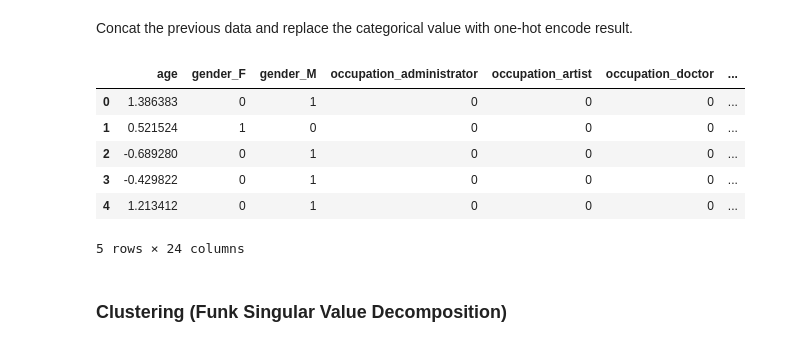
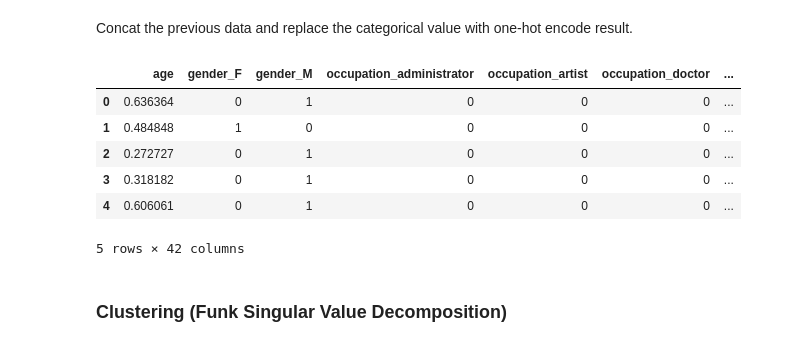
Before and after one commit to ReinerJasin/Multi-Armed-Bandit, a Jupyter notebook: Contextual_Bandit_More_Context.ipynb, the cells around one changed output. Drawn from its saved outputs; the diff is of its cells as text; code cells hidden in the pictures.

```diff
--- a/Contextual_Bandit_More_Context.ipynb
+++ b/Contextual_Bandit_More_Context.ipynb
@@ -47,7 +47,7 @@ import pandas as pd
 # %% [markdown]
 For user-movie rating data:
 # %%
-data_dir = '/Users/reiner/Documents/GitHub/Multi-Armed-Bandit/dataset/u.data'
+data_dir = 'dataset/u.data'
 
 df = pd.read_csv(data_dir, sep="\t", header=None)
 df.columns=['user_id', 'item_id', 'rating', 'timestamp']
@@ -82,7 +82,7 @@ df.describe()
 # %% [markdown]
 For user context feature:
 # %%
-user_data_dir = '/Users/reiner/Documents/GitHub/Multi-Armed-Bandit/dataset/u.user'
+user_data_dir = 'dataset/u.user'
 
 user = pd.read_csv(user_data_dir, sep="|", header=None)
 user.columns=['user_id', 'age', 'gender', 'occupation','zip code']
@@ -126,3 +126,18 @@ Name: occupation, dtype: object
 >     * The gender of the user is only divided into M or F                  (most entry: Male    | 670 / 943 entries)
 >     * The occupation of the user is divided into 21 unique groups         (most entry: student | 196 / 943 entries)
 > </pre>
+# %%
+movie = pd.read_csv('dataset/u.item', sep='|', header=None, encoding='latin-1')
+
+
+movie.columns=['item_id', 'movie title', 'release date', 'video release date', 'IMDb URL', 'unknown', 'Action', 'Adventure', 'Animation',
+               'Children', 'Comedy', 'Crime', 'Documentary', 'Drama', 'Fantasy', 'Film-Noir', 'Horror', 'Musical', 'Mystery', 'Romance',
+               'Sci-Fi', 'Thriller', 'War', 'Western']
+
+movie.drop('release date', axis=1, inplace=True)
+movie.drop('video release date', axis=1, inplace=True)
+movie.drop('IMDb URL', axis=1, inplace=True)
+movie.drop('unknown', axis=1, inplace=True)
+movie.drop('movie title', axis=1, inplace=True)
+
+movie.head()
@@ -130,5 +152,6 @@ Name: occupation, dtype: object
 Merging the 2 data to compile all context:
 # %%
 combined_df = df.merge(user, how='left')
+combined_df = combined_df.merge(movie, how='left')
 combined_df.head()
 # %% [output]
@@ -167,19 +191,20 @@ Concat the previous data and replace the categorical value with one-hot encode r
 # %%
 user_feature = pd.concat([combined_df['age'], encoded], ignore_index=False, sort=False, axis=1)
 
-from sklearn.preprocessing import StandardScaler
-scaler = StandardScaler()
-user_feature['age'] = scaler.fit_transform(user_feature[['age']])
+from sklearn.preprocessing import MinMaxScaler
+minmax = MinMaxScaler()
+user_feature['age'] = minmax.fit_transform(user_feature[['age']])
 
+user_feature = pd.concat([user_feature, combined_df.iloc[:,6:]], ignore_index=False, sort=False, axis=1)
 user_feature.head()
 # %% [output]
 |  | age | gender_F | gender_M | occupation_administrator | occupation_artist | occupation_doctor | ... |
-| 0 | 1.386383 | 0 | 1 | 0 | 0 | 0 | ... |
-| 1 | 0.521524 | 1 | 0 | 0 | 0 | 0 | ... |
-| 2 | -0.689280 | 0 | 1 | 0 | 0 | 0 | ... |
-| 3 | -0.429822 | 0 | 1 | 0 | 0 | 0 | ... |
-| 4 | 1.213412 | 0 | 1 | 0 | 0 | 0 | ... |
+| 0 | 0.636364 | 0 | 1 | 0 | 0 | 0 | ... |
+| 1 | 0.484848 | 1 | 0 | 0 | 0 | 0 | ... |
+| 2 | 0.272727 | 0 | 1 | 0 | 0 | 0 | ... |
+| 3 | 0.318182 | 0 | 1 | 0 | 0 | 0 | ... |
+| 4 | 0.606061 | 0 | 1 | 0 | 0 | 0 | ... |
-5 rows × 24 columns
+5 rows × 42 columns
 # %% [markdown]
 ### Clustering (Funk Singular Value Decomposition)
 # %% [markdown]
```
Also changed, not shown: parts of 25 cells of this notebook, 1 other file.
